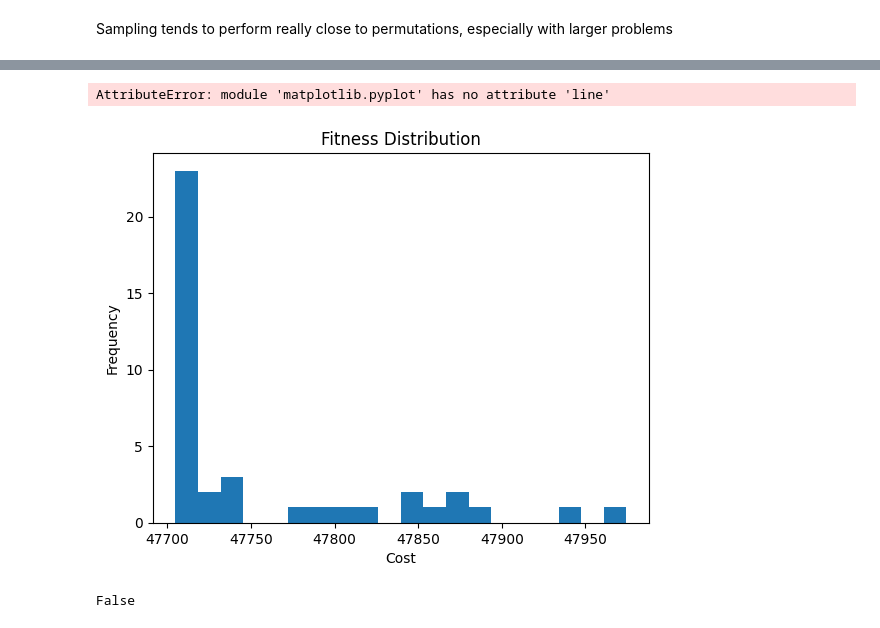
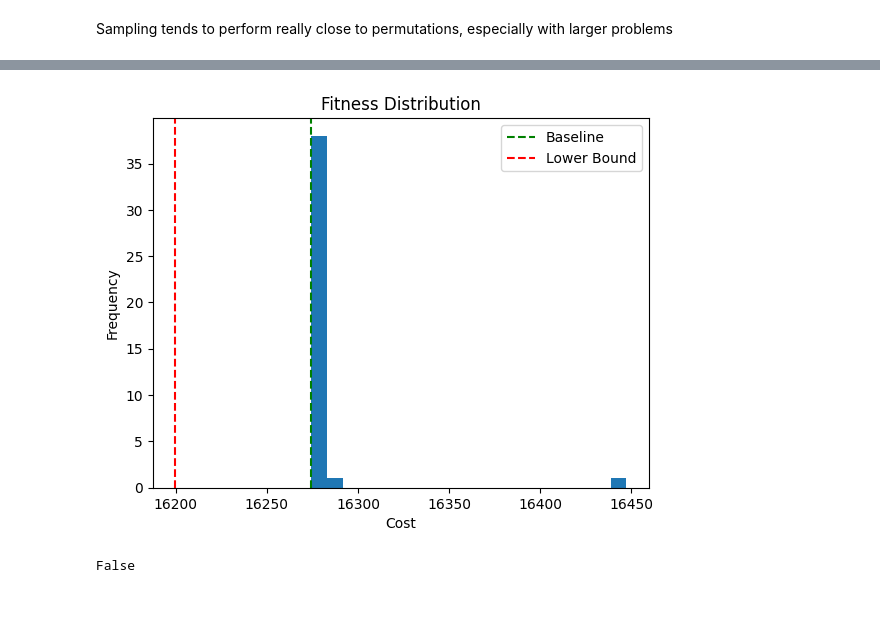
Before and after one commit to alberto467/CI2025_project, a Jupyter notebook: problem.ipynb, the cells around one changed output, grey strips where cells are left out. Saved outputs shown, nothing was run; the diff lists cells and outputs as text; code cells hidden in the pictures.

```diff
--- a/problem.ipynb
+++ b/problem.ipynb
@@ -23,4 +28,4 @@ from src.genetic.init_solutions import baseline_init_solution, radial_init_solut
 # %% [markdown]
 Cost: $d + (d \cdot \alpha \cdot w)^\beta$ with $\alpha \ge 0$ and $\beta \ge 0$
 # %%
-P = Problem(num_cities=100, density=1, alpha=1, beta=1)
+P = Problem(num_cities=1000, density=0.8, alpha=0.1, beta=2)
@@ -151,15 +260,16 @@ plt.show()
 # %%
 fitnesses = [cs.cost(P_ext) for cs in best]
 plt.hist(fitnesses, bins=20)
 plt.title("Fitness Distribution")
 plt.xlabel("Cost")
 plt.ylabel("Frequency")
 
-plt.line([lower_bound]*2, color='red', linestyle='--', label='Lower Bound')
+plt.axvline(baseline, color="green", linestyle="--", label="Baseline")
+plt.axvline(lower_bound, color="red", linestyle="--", label="Lower Bound")
+plt.legend()
 plt.show()
 # %% [output]
-AttributeError: module 'matplotlib.pyplot' has no attribute 'line'
-[figure, old version]
+[figure, new version]
 # %%
 best[0] == best[12]
 # %% [output]
```
Also changed, not shown: parts of 27 cells of this notebook, 9 other files.
